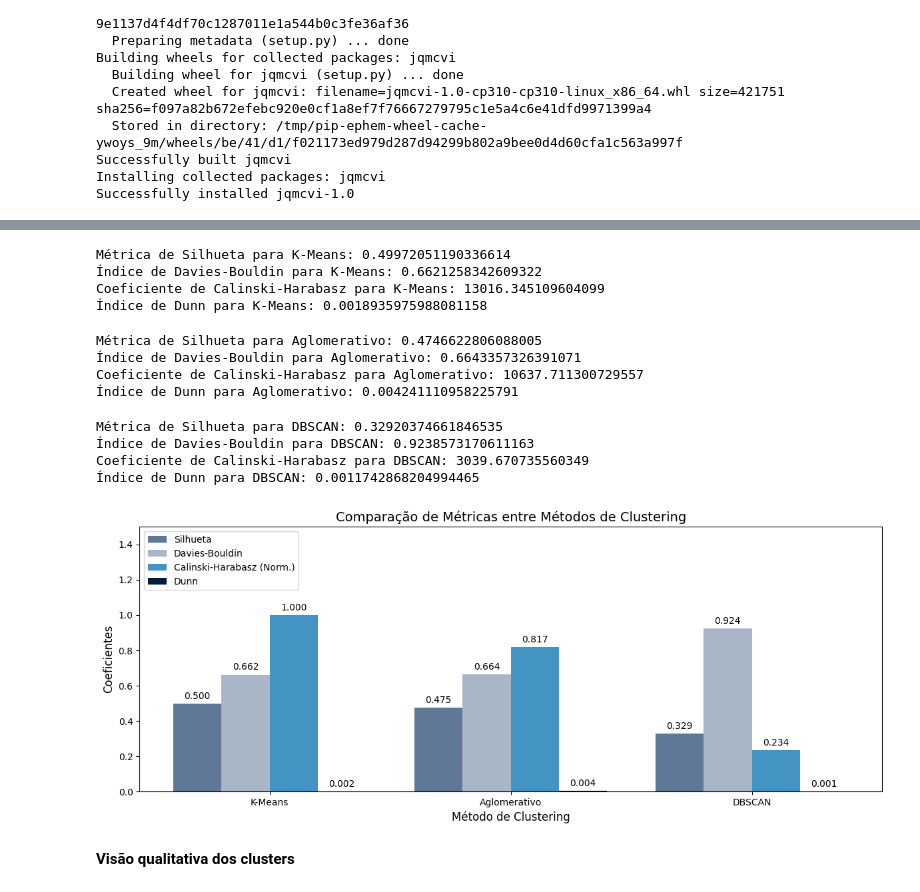
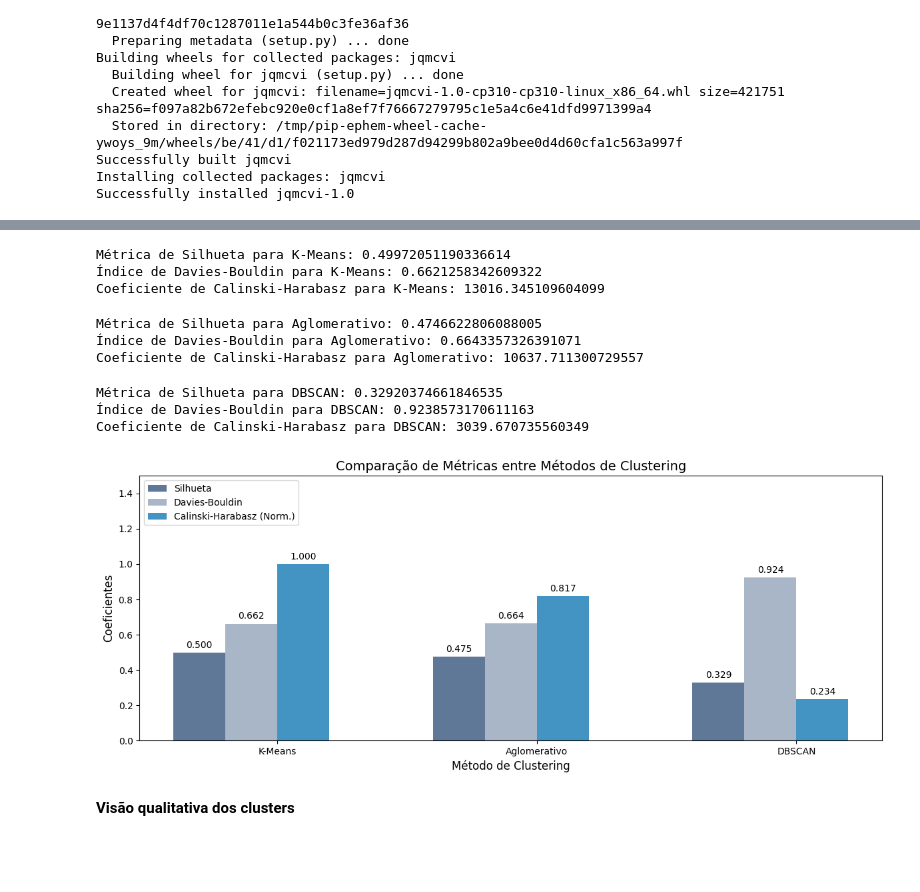
Before and after one commit to Beatrizvferreira/Projeto---MBA, a Jupyter notebook: Projeto_MBA.ipynb, the cells around one changed output, grey strips where cells are left out. Drawn from its saved outputs; the diff is of its cells as text; code cells hidden in the pictures; blank space fills up the shorter version.

```diff
--- a/Projeto_MBA.ipynb
+++ b/Projeto_MBA.ipynb
@@ -421,8 +461,9 @@ valores_silhueta = []
 valores_davies_bouldin = []
 calinski_harabasz = []
 
+
 for k in range(2,13):
-    kmeans = KMeans(n_clusters = k, random_state = 42)
+    kmeans = KMeans(n_clusters = k, algorithm='lloyd', copy_x=True, init='k-means++', max_iter=300, n_init='auto', random_state=42, tol=0.0001, verbose=0)
     kmeans.fit(rfv_scaled)
     distorcao.append(kmeans.inertia_)
     eixo_x.append(k)
@@ -884,78 +942,75 @@ silhouette_kmeans = silhouette_score(X, rfv['cluster_kmeans'])
 davies_bouldin_kmeans = davies_bouldin_score(X, rfv['cluster_kmeans'])
 calinski_harabasz_kmeans = calinski_harabasz_score(X, rfv['cluster_kmeans'])
 
-clus0_kmeans = X[rfv['cluster_kmeans'] == 0]
-clus1_kmeans = X[rfv['cluster_kmeans'] == 1]
-clus2_kmeans = X[rfv['cluster_kmeans'] == 2]
-clus3_kmeans = X[rfv['cluster_kmeans'] == 3]
-clus4_kmeans = X[rfv['cluster_kmeans'] == 4]
-clus5_kmeans = X[rfv['cluster_kmeans'] == 5]
-cluster_list_kmeans = [clus0_kmeans, clus1_kmeans, clus2_kmeans,clus3_kmeans,clus4_kmeans,clus5_kmeans]
+# clus0_kmeans = X[rfv['cluster_kmeans'] == 0]
+# clus1_kmeans = X[rfv['cluster_kmeans'] == 1]
+# clus2_kmeans = X[rfv['cluster_kmeans'] == 2]
+# clus3_kmeans = X[rfv['cluster_kmeans'] == 3]
+# clus4_kmeans = X[rfv['cluster_kmeans'] == 4]
+# clus5_kmeans = X[rfv['cluster_kmeans'] == 5]
+# cluster_list_kmeans = [clus0_kmeans, clus1_kmeans, clus2_kmeans,clus3_kmeans,clus4_kmeans,clus5_kmeans]
 
-dunn_kmeans = base.dunn(cluster_list_kmeans)
+# dunn_kmeans = base.dunn(cluster_list_kmeans)
 
 print(f"Métrica de Silhueta para K-Means: {silhouette_kmeans}")
 print(f"Índice de Davies-Bouldin para K-Means: {davies_bouldin_kmeans}")
 print(f"Coeficiente de Calinski-Harabasz para K-Means: {calinski_harabasz_kmeans}")
-print(f"Índice de Dunn para K-Means: {dunn_kmeans}")
+# print(f"Índice de Dunn para K-Means: {dunn_kmeans}")
 # %% [output]
 Métrica de Silhueta para K-Means: 0.49972051190336614
 Índice de Davies-Bouldin para K-Means: 0.6621258342609322
 Coeficiente de Calinski-Harabasz para K-Means: 13016.345109604099
-Índice de Dunn para K-Means: 0.0018935975988081158
 # %%
 silhouette_aglomerativo = silhouette_score(X, rfv['cluster_aglomerativo'])
 davies_bouldin_aglomerativo = davies_bouldin_score(X, rfv['cluster_aglomerativo'])
 calinski_harabasz_aglomerativo = calinski_harabasz_score(X, rfv['cluster_aglomerativo'])
 
-clus0_aglomerativo = X[rfv['cluster_aglomerativo'] == 0]
-clus1_aglomerativo = X[rfv['cluster_aglomerativo'] == 1]
-clus2_aglomerativo = X[rfv['cluster_aglomerativo'] == 2]
-clus3_aglomerativo = X[rfv['cluster_aglomerativo'] == 3]
-clus4_aglomerativo = X[rfv['cluster_aglomerativo'] == 4]
-cluster_list_aglomerativo = [clus0_aglomerativo, clus1_aglomerativo, clus2_aglomerativo, clus3_aglomerativo, clus4_aglomerativo]
+# clus0_aglomerativo = X[rfv['cluster_aglomerativo'] == 0]
+# clus1_aglomerativo = X[rfv['cluster_aglomerativo'] == 1]
+# clus2_aglomerativo = X[rfv['cluster_aglomerativo'] == 2]
+# clus3_aglomerativo = X[rfv['cluster_aglomerativo'] == 3]
+# clus4_aglomerativo = X[rfv['cluster_aglomerativo'] == 4]
+# cluster_list_aglomerativo = [clus0_aglomerativo, clus1_aglomerativo, clus2_aglomerativo, clus3_aglomerativo, clus4_aglomerativo]
 
-dunn_aglomerativo = base.dunn(cluster_list_aglomerativo)
+# dunn_aglomerativo = base.dunn(cluster_list_aglomerativo)
 
 print(f"Métrica de Silhueta para Aglomerativo: {silhouette_aglomerativo}")
 print(f"Índice de Davies-Bouldin para Aglomerativo: {davies_bouldin_aglomerativo}")
 print(f"Coeficiente de Calinski-Harabasz para Aglomerativo: {calinski_harabasz_aglomerativo}")
-print(f"Índice de Dunn para Aglomerativo: {dunn_aglomerativo}")
+# print(f"Índice de Dunn para Aglomerativo: {dunn_aglomerativo}")
 # %% [output]
 Métrica de Silhueta para Aglomerativo: 0.4746622806088005
 Índice de Davies-Bouldin para Aglomerativo: 0.6643357326391071
 Coeficiente de Calinski-Harabasz para Aglomerativo: 10637.711300729557
-Índice de Dunn para Aglomerativo: 0.004241110958225791
 # %%
 silhouette_dbscan = silhouette_score(X, rfv['cluster_dbscan'])
 davies_bouldin_dbscan = davies_bouldin_score(X, rfv['cluster_dbscan'])
 calinski_harabasz_dbscan = calinski_harabasz_score(X, rfv['cluster_dbscan'])
 
-clus_1_dbscan = X[rfv['cluster_dbscan'] == -1]
-clus0_dbscan = X[rfv['cluster_dbscan'] == 0]
-clus1_dbscan = X[rfv['cluster_dbscan'] == 1]
-clus2_dbscan = X[rfv['cluster_dbscan'] == 2]
-clus3_dbscan = X[rfv['cluster_dbscan'] == 3]
-clus4_dbscan = X[rfv['cluster_dbscan'] == 4]
-cluster_list_dbscan = [clus_1_dbscan, clus0_dbscan, clus1_dbscan, clus2_dbscan, clus3_dbscan, clus4_dbscan]
+# clus_1_dbscan = X[rfv['cluster_dbscan'] == -1]
+# clus0_dbscan = X[rfv['cluster_dbscan'] == 0]
+# clus1_dbscan = X[rfv['cluster_dbscan'] == 1]
+# clus2_dbscan = X[rfv['cluster_dbscan'] == 2]
+# clus3_dbscan = X[rfv['cluster_dbscan'] == 3]
+# clus4_dbscan = X[rfv['cluster_dbscan'] == 4]
+# cluster_list_dbscan = [clus_1_dbscan, clus0_dbscan, clus1_dbscan, clus2_dbscan, clus3_dbscan, clus4_dbscan]
 
-dunn_dbscan = base.dunn(cluster_list_dbscan)
+# dunn_dbscan = base.dunn(cluster_list_dbscan)
 
 print(f"Métrica de Silhueta para DBSCAN: {silhouette_dbscan}")
 print(f"Índice de Davies-Bouldin para DBSCAN: {davies_bouldin_dbscan}")
 print(f"Coeficiente de Calinski-Harabasz para DBSCAN: {calinski_harabasz_dbscan}")
-print(f"Índice de Dunn para DBSCAN: {dunn_dbscan}")
+# print(f"Índice de Dunn para DBSCAN: {dunn_dbscan}")
 # %% [output]
 Métrica de Silhueta para DBSCAN: 0.32920374661846535
 Índice de Davies-Bouldin para DBSCAN: 0.9238573170611163
 Coeficiente de Calinski-Harabasz para DBSCAN: 3039.670735560349
-Índice de Dunn para DBSCAN: 0.0011742868204994465
 # %%
 metodos = ['K-Means', 'Aglomerativo', 'DBSCAN']
 davies_bouldin_scores = [davies_bouldin_kmeans, davies_bouldin_aglomerativo, davies_bouldin_dbscan]
 silhouette_scores = [silhouette_kmeans, silhouette_aglomerativo, silhouette_dbscan]
 calinski_harabasz_scores = [calinski_harabasz_kmeans, calinski_harabasz_aglomerativo, calinski_harabasz_dbscan]
-dunn_scores = [dunn_kmeans, dunn_aglomerativo, dunn_dbscan]
+# dunn_scores = [dunn_kmeans, dunn_aglomerativo, dunn_dbscan]
 
 max_calinski = max(calinski_harabasz_scores)
 calinski_harabasz_scores_normalized = [score / max_calinski for score in calinski_harabasz_scores]
@@ -968,7 +1023,7 @@ fig, ax = plt.subplots(figsize=(12, 5))
 bars2 = ax.bar(index - 1.5 * bar_width, silhouette_scores, width=bar_width, color='#5F7897', label='Silhueta')
 bars1 = ax.bar(index - 0.5 * bar_width, davies_bouldin_scores, width=bar_width, color='#A8B6C8', label='Davies-Bouldin')
 bars3 = ax.bar(index + 0.5 * bar_width, calinski_harabasz_scores_normalized, width=bar_width, color='#4393C3', label='Calinski-Harabasz (Norm.)')
-bars4 = ax.bar(index + 1.5 * bar_width, dunn_scores, width=bar_width, color='#031E3C', label='Dunn')
+# bars4 = ax.bar(index + 1.5 * bar_width, dunn_scores, width=bar_width, color='#031E3C', label='Dunn')
 
 # Função para adicionar os rótulos nas barras
 def autolabel(bars):
@@ -978,35 +1033,35 @@ def autolabel(bars):
                     xy=(bar.get_x() + bar.get_width() / 2, height),
                     xytext=(0, 3),  # Deslocamento do texto
                     textcoords="offset points",
                     ha='center', va='bottom')
 
 # Adicionar os valores em cima das barras
 autolabel(bars1)
 autolabel(bars2)
 autolabel(bars3)
-autolabel(bars4)
+# autolabel(bars4)
 
 # Configuração dos eixos
 ax.set_xlabel('Método de Clustering', fontsize=12)
 ax.set_ylabel('Coeficientes', fontsize=12)
 ax.set_title('Comparação de Métricas entre Métodos de Clustering', fontsize=14)
 ax.set_xticks(index)
 ax.set_xticklabels(metodos)
 ax.legend(loc='upper left')
 
 # Exibir a grade levemente
 # ax.grid(True, which='both', linestyle='--', linewidth=0.5, alpha=0.7)
 
 ax.grid(False)
 ax.set_ylim([0, 1.5])
 
 # Ajuste no layout para melhor visualização
 plt.tight_layout()
 
 # Mostrar o gráfico
 plt.show()
 # %% [output]
-[figure, old version]
+[figure, new version]
 # %% [markdown]
 **Visão qualitativa dos clusters**
 # %% [markdown]
```
Also changed, not shown: parts of 19 cells of this notebook.
